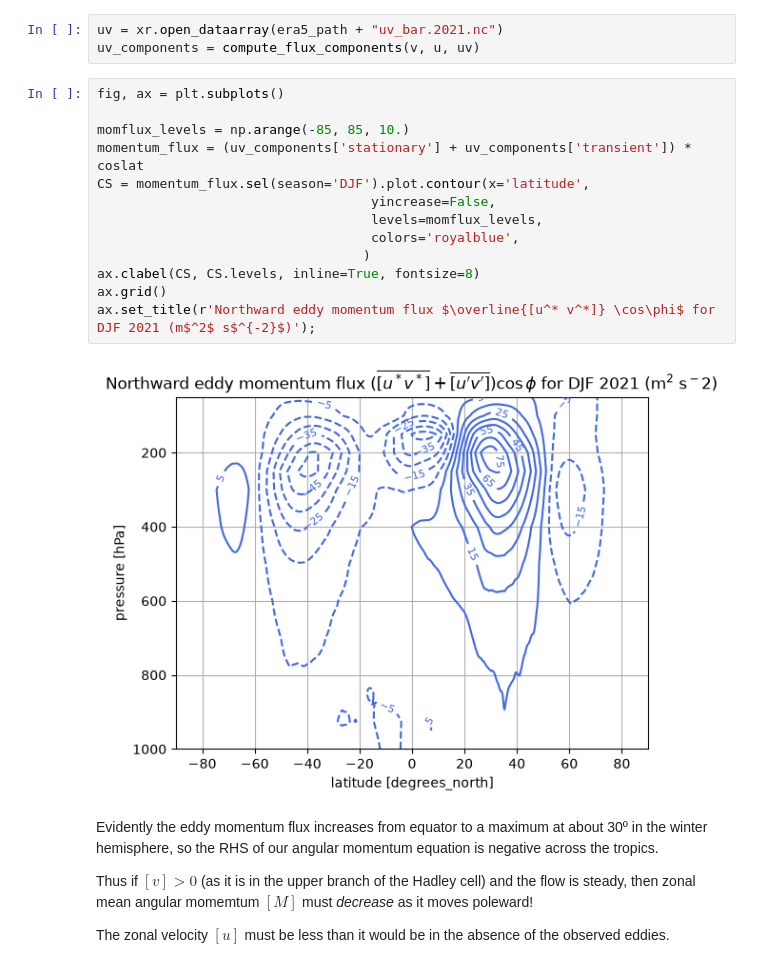
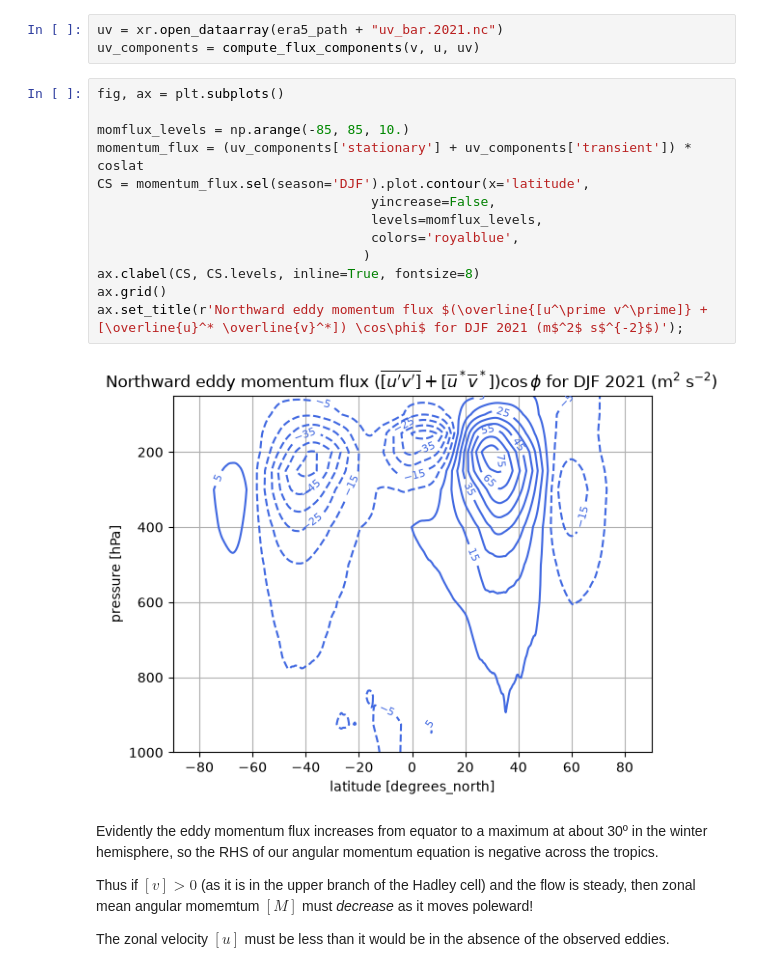
Before and after one commit to brian-rose/general-circulation, a Jupyter notebook: lectures/hadley.ipynb, the cells around one changed output. Cells and saved outputs as stored; diff of their text form.

```diff
--- a/lectures/hadley.ipynb
+++ b/lectures/hadley.ipynb
@@ -600,18 +602,18 @@ uv_components = compute_flux_components(v, u, uv)
 # %%
 fig, ax = plt.subplots()
 
 momflux_levels = np.arange(-85, 85, 10.)
 momentum_flux = (uv_components['stationary'] + uv_components['transient']) * coslat
 CS = momentum_flux.sel(season='DJF').plot.contour(x='latitude',
                                    yincrease=False,
                                    levels=momflux_levels,
                                    colors='royalblue',
                                   )
 ax.clabel(CS, CS.levels, inline=True, fontsize=8)
 ax.grid()
-ax.set_title(r'Northward eddy momentum flux $\overline{[u^* v^*]} \cos\phi$ for DJF 2021 (m$^2$ s$^{-2}$)');
+ax.set_title(r'Northward eddy momentum flux $(\overline{[u^\prime v^\prime]} + [\overline{u}^* \overline{v}^*]) \cos\phi$ for DJF 2021 (m$^2$ s$^{-2}$)');
 # %% [output]
-[figure, old version]
+[figure, new version]
 # %% [markdown]
 Evidently the eddy momentum flux increases from equator to a maximum at about 30º in the winter hemisphere, so the RHS of our angular momentum equation is negative across the tropics.
 
```
Also changed, not shown: parts of 3 cells of this notebook.
